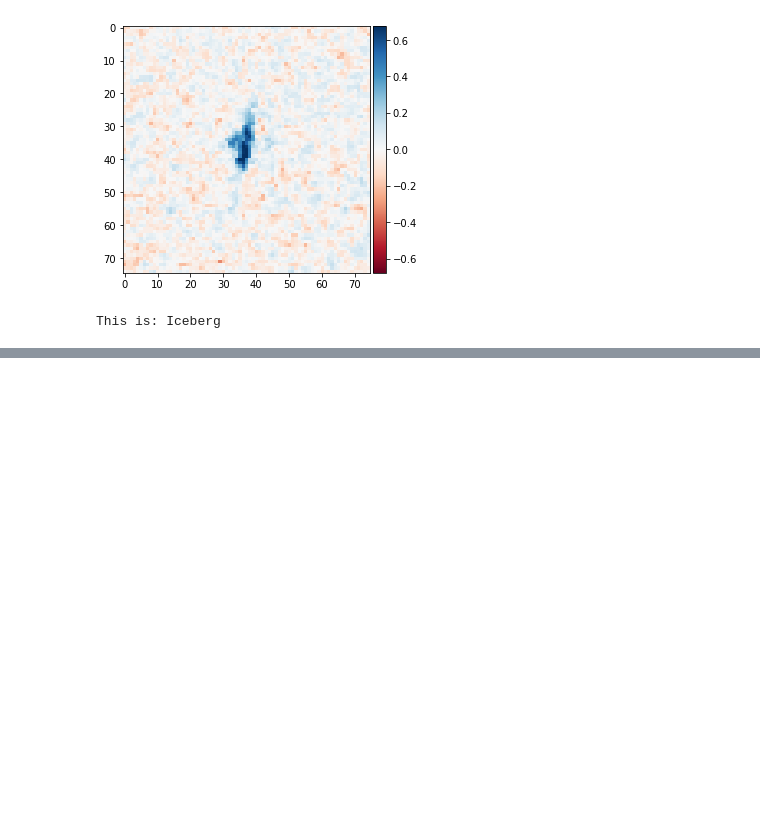
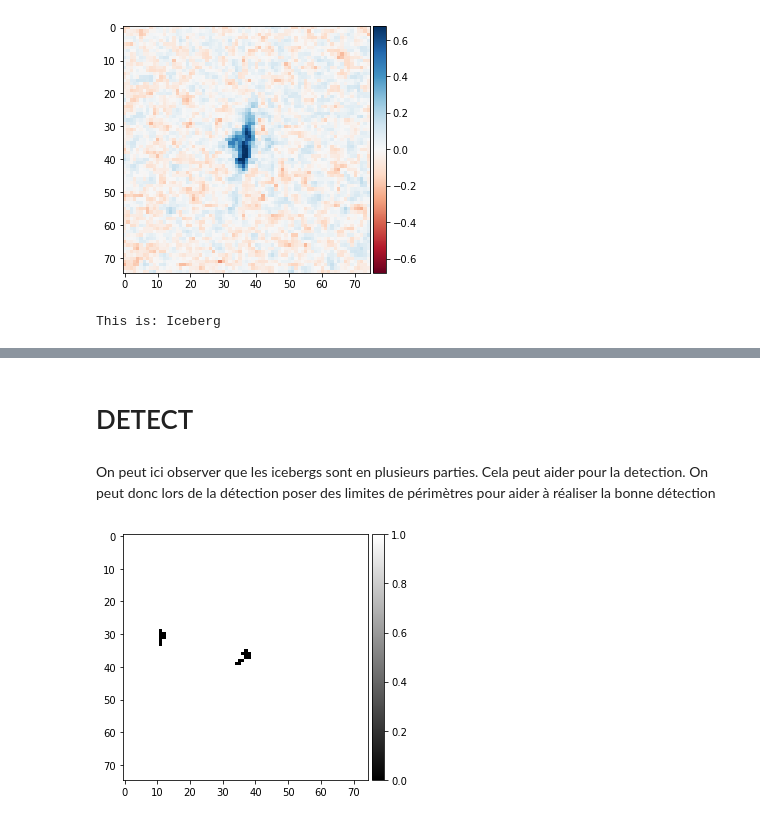
Before and after one commit to camillesauer/ClimateProject---E3, a Jupyter notebook: Data analysis/Data analysis.ipynb, the cells around one changed output, grey strips where cells are left out. Saved outputs shown, nothing was run; the diff lists cells and outputs as text; code cells hidden in the pictures; blank space fills up the shorter version.

```diff
--- a/Data analysis/Data analysis.ipynb
+++ b/Data analysis/Data analysis.ipynb
@@ -54,0 +137,9 @@ This is: Iceberg
+# %% [markdown]
+# DETECT
+# %% [markdown]
+On peut ici observer que les icebergs sont en plusieurs parties. Cela peut aider pour la detection. On peut donc lors de la détection poser des limites de périmètres pour aider à réaliser la bonne détection
+# %%
+im = np.where(X_train[ix,:,:,2]>128/256, 0, 1)
+imshow(im, cmap=plt.get_cmap('gray'));
+# %% [output]
+[figure, added]
```
Also changed, not shown: parts of 40 cells of this notebook, 3 other files.
